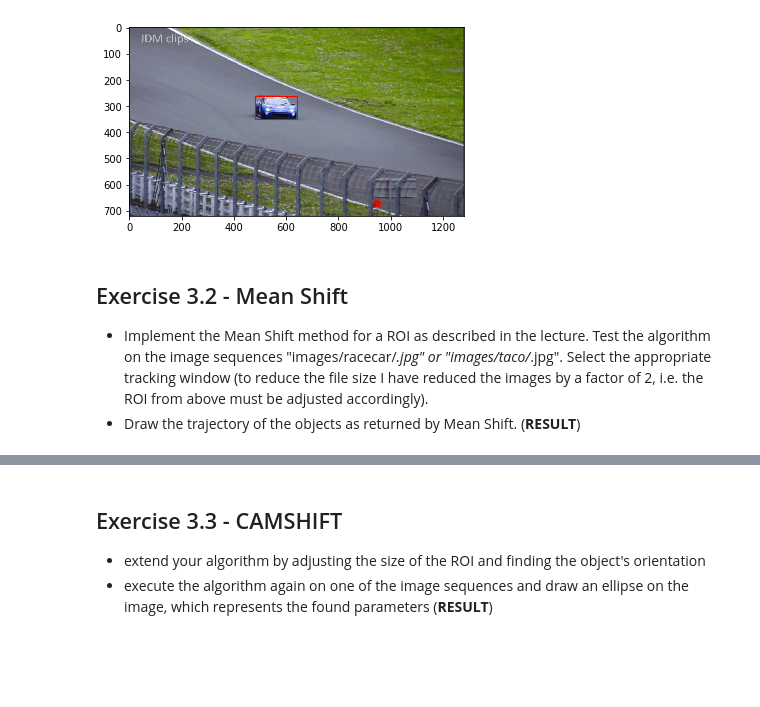
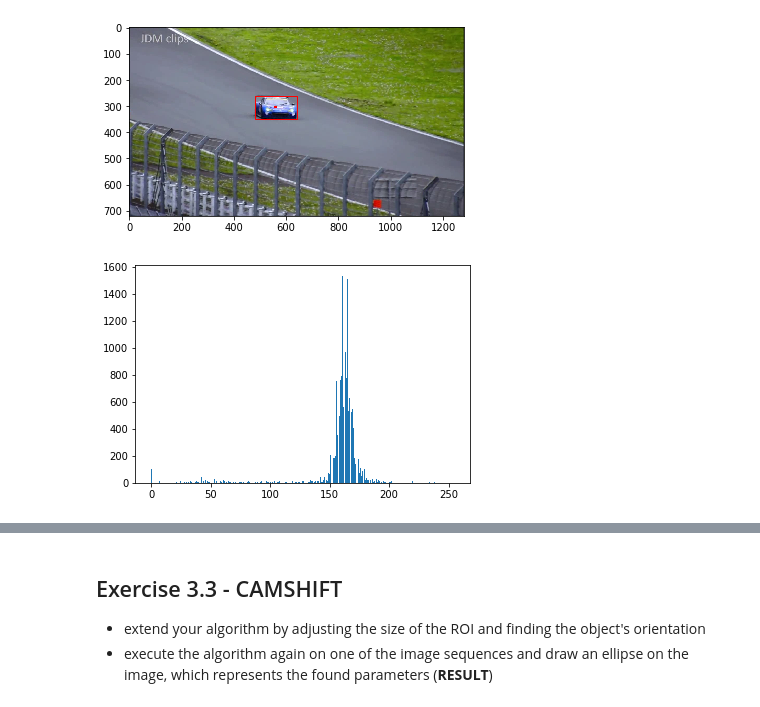
Before and after one commit to AbdBarho/CV19-20, a Jupyter notebook: 03a_CAMSHIFT.ipynb, the cells around one changed output, grey strips where cells are left out. Cells and saved outputs as stored; diff of their text form; code cells hidden in the pictures; blank space fills up the shorter version.

```diff
--- a/03a_CAMSHIFT.ipynb
+++ b/03a_CAMSHIFT.ipynb
@@ -178,7 +180,3 @@ def drawROI(image, x, y, width, height, out = plt):
 drawROI(image, 480, 260, 160, 90)
 # %% [output]
 [figure]
-# %% [markdown]
-## Exercise 3.2 - Mean Shift
-* Implement the Mean Shift method for a ROI as described in the lecture. Test the algorithm on the image sequences "images/racecar/*.jpg" or "images/taco/*.jpg". Select the appropriate tracking window (to reduce the file size I have reduced the images by a factor of 2, i.e. the ROI from above must be adjusted accordingly).
-* Draw the trajectory of the objects as returned by Mean Shift. (**RESULT**)
@@ -204,0 +183,9 @@ mean_y = sum(y*image)/sum(image)
+# %%
+imageROI = image[260:350, 480:640]
+histCar_ROI = createColorHistogramArray(imageROI, 256)
+# Create bars
+y_pos3 = np.arange(len(histCar_ROI))
+plt.bar(y_pos3, histCar_ROI)
+plt.show()
+# %% [output]
+[figure, added]
```
Also changed, not shown: parts of 27 cells of this notebook.
